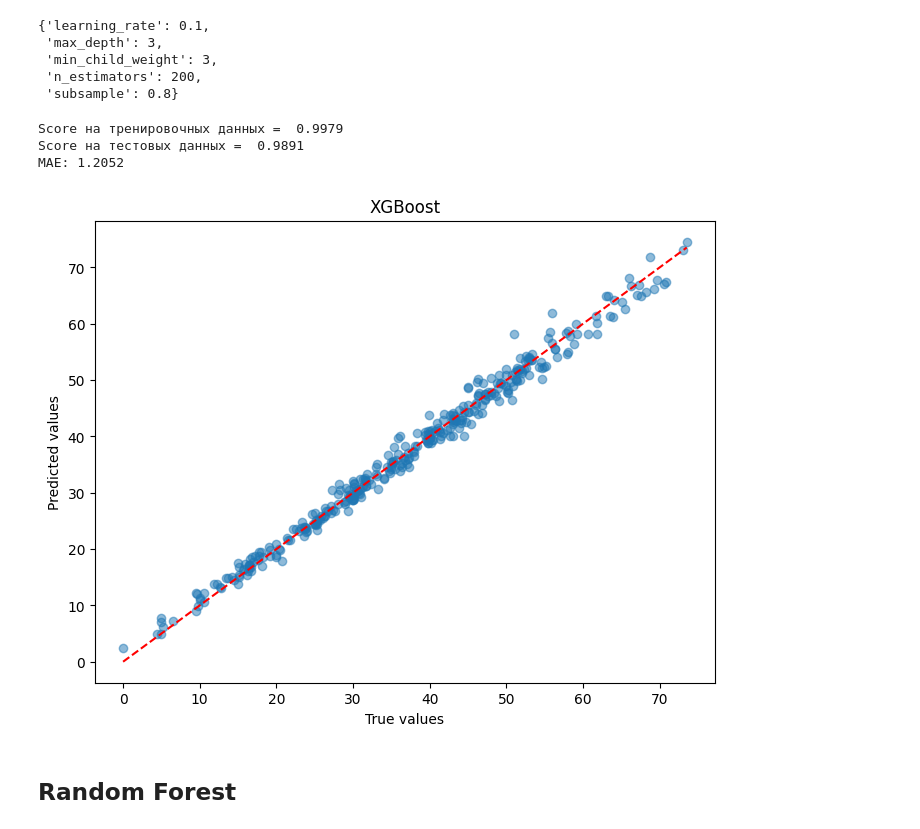
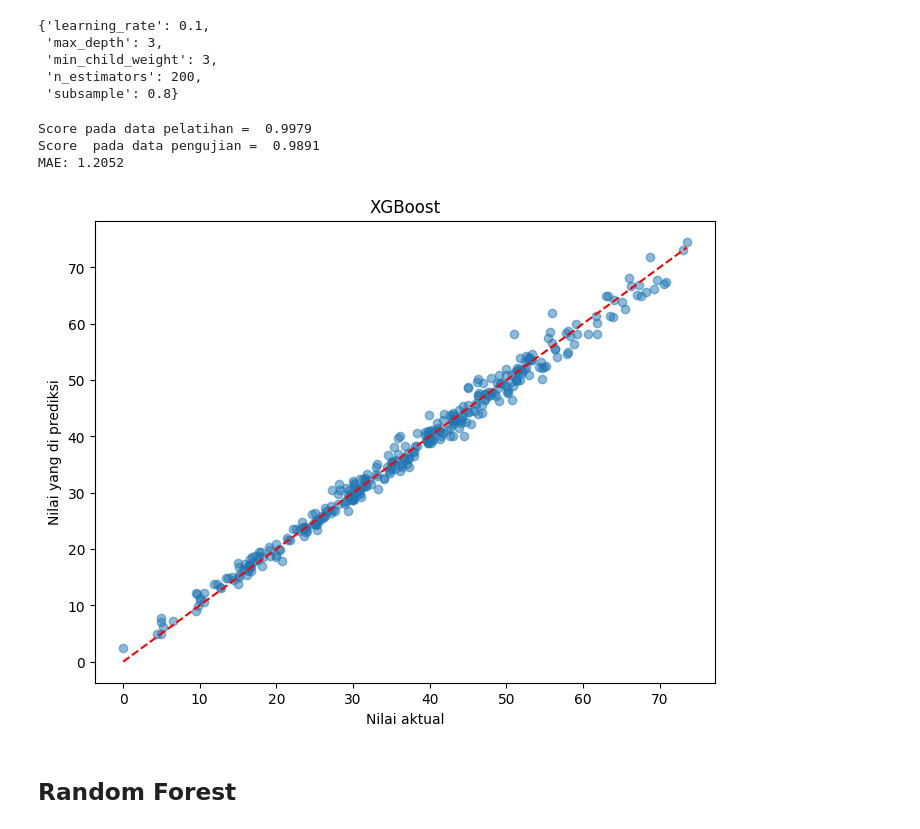
Before and after one commit to penoFahmi/Diabetes-Prediction, a Jupyter notebook: diabetes-prediction-xgboost-r-99.ipynb, the cells around one changed output. Cells and saved outputs as stored; diff of their text form; code cells hidden in the pictures.

```diff
--- a/diabetes-prediction-xgboost-r-99.ipynb
+++ b/diabetes-prediction-xgboost-r-99.ipynb
@@ -312,23 +312,23 @@ y_pred = best_gs_xgb.predict(X_test)
 
 mae = mean_absolute_error(y_test, y_pred)
 
-print('Score на тренировочных данных = ', round(best_gs_xgb.score(X_train, y_train), 4))
-print('Score на тестовых данных = ', round(best_gs_xgb.score(X_test, y_test), 4))
+print('Score pada data pelatihan = ', round(best_gs_xgb.score(X_train, y_train), 4))
+print('Score  pada data pengujian = ', round(best_gs_xgb.score(X_test, y_test), 4))
 print(f"MAE: {mae:.4f}")
 # %% [output]
-Score на тренировочных данных =  0.9979
-Score на тестовых данных =  0.9891
+Score pada data pelatihan =  0.9979
+Score  pada data pengujian =  0.9891
 MAE: 1.2052
 # %%
 plt.figure(figsize=(8, 6))
 plt.scatter(y_test, y_pred, alpha=0.5)
 plt.plot([min(y_test), max(y_test)], [min(y_test), max(y_test)], color='red', linestyle='--')
-plt.xlabel('True values')
-plt.ylabel('Predicted values')
+plt.xlabel('Nilai aktual')
+plt.ylabel('Nilai yang di prediksi')
 plt.title('XGBoost')
 plt.show()
 # %% [output]
-[figure, old version]
+[figure, new version]
 # %% [markdown]
 ## Random Forest
 # %%
```
Also changed, not shown: parts of 3 cells of this notebook.
